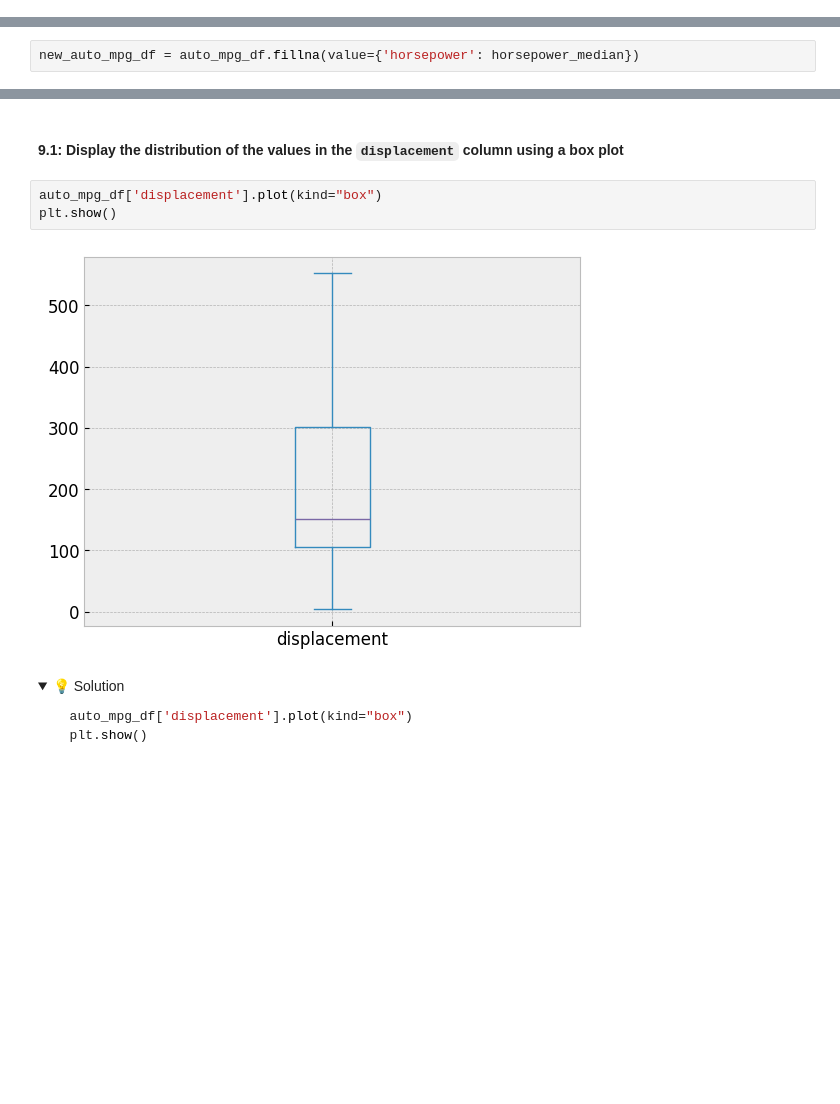
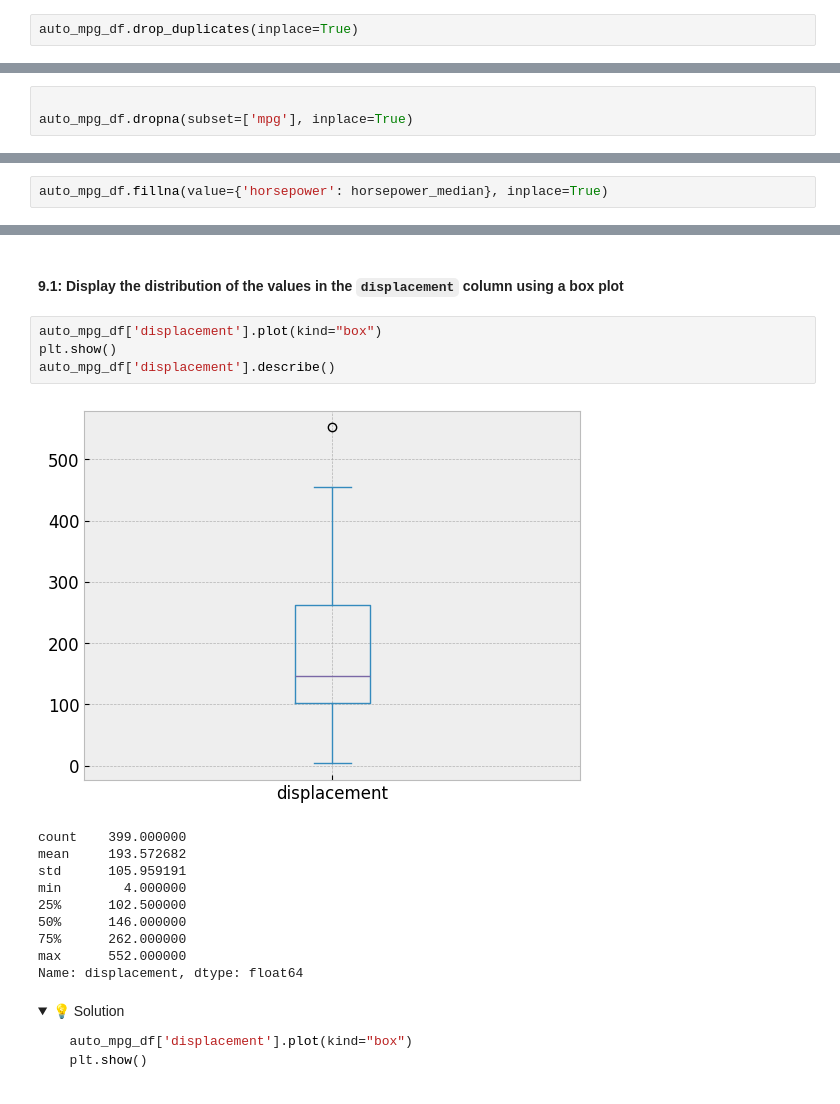
Before and after one commit to IT4063-Spring2025/exploratory-data-analysis-oyekunmo, a Jupyter notebook: notebook.ipynb, the cells around one changed output, grey strips where cells are left out. Drawn from its saved outputs; the diff is of its cells as text; folded sections open; blank space fills up the shorter version.

```diff
--- a/notebook.ipynb
+++ b/notebook.ipynb
@@ -294,3 +292,5 @@ auto_mpg_df_dropped = auto_mpg_df.drop_duplicates()
+# %%
+auto_mpg_df.drop_duplicates(inplace=True)
 # %% [markdown]
 
 <details>
@@ -430,3 +428,6 @@ mpg_na = auto_mpg_df['mpg'].dropna()
+# %%
+
+auto_mpg_df.dropna(subset=['mpg'], inplace=True)
 # %% [markdown]
 <details>
   <summary>💡 Solution</summary>
@@ -566,7 +576,7 @@ plt.show()
 # %% [markdown]
 #### 8.4: Replace the missing values in the `horsepower` column with the median value
 # %%
-new_auto_mpg_df = auto_mpg_df.fillna(value={'horsepower': horsepower_median})
+auto_mpg_df.fillna(value={'horsepower': horsepower_median}, inplace=True)
 # %% [markdown]
 <details>
   <summary>💡 Solution</summary>
@@ -608,8 +627,18 @@ We will be exploring all 3 methods in this exercise.
 # %%
 auto_mpg_df['displacement'].plot(kind="box")
 plt.show()
+auto_mpg_df['displacement'].describe()
 # %% [output]
-[figure, old version]
+[figure, new version]
+count    399.000000
+mean     193.572682
+std      105.959191
+min        4.000000
+25%      102.500000
+50%      146.000000
+75%      262.000000
+max      552.000000
+Name: displacement, dtype: float64
 # %% [markdown]
 <details>
   <summary>💡 Solution</summary>
```
Also changed, not shown: parts of 22 cells of this notebook.
